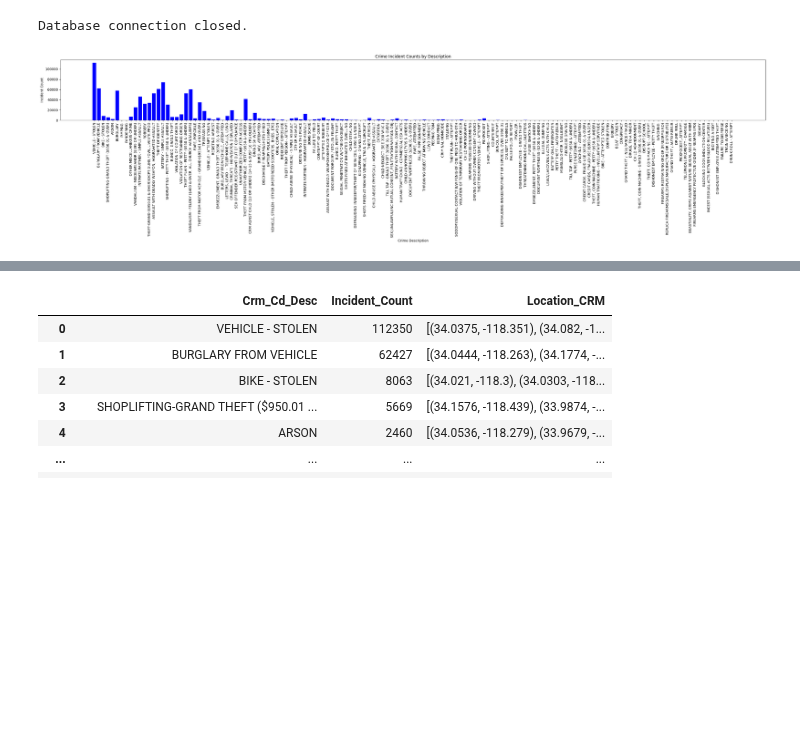
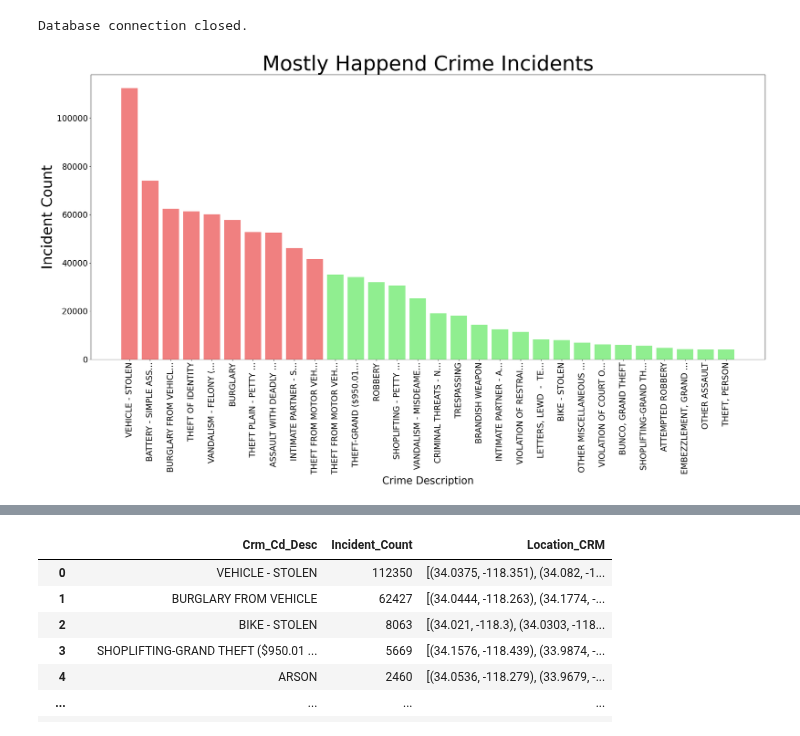
Before and after one commit to MalakaSupun/Crime-Data-Analysis-of-LAPD, a Jupyter notebook: Data_sets/sql_test_01.ipynb, the cells around one changed output, grey strips where cells are left out. Drawn from its saved outputs; the diff is of its cells as text; code cells hidden in the pictures; blank space fills up the shorter version.

```diff
--- a/Data_sets/sql_test_01.ipynb
+++ b/Data_sets/sql_test_01.ipynb
@@ -513,20 +513,34 @@ Database connection closed.
 # %%
 import matplotlib.pyplot as plt
 
 # Plotting the incident count for each crime description
-plt.figure(figsize=(30, 8))  # Adjust figure size as needed
-plt.bar(Results_02['Crm_Cd_Desc'], Results_02['Incident_Count'], color='blue')
+plt.figure(figsize=(25, 15))  # Adjust figure size as needed
+#plt.bar(Results_02['Crm_Cd_Desc'], Results_02['Incident_Count'], color='blue')
+# Filter to show only the top 30 most frequent crimes
+top_30_crimes = Results_02.nlargest(30, 'Incident_Count')
 
-# Adding labels and title
-plt.xlabel('Crime Description')
-plt.ylabel('Incident Count')
-plt.title('Crime Incident Counts by Description')
+# Highlight the top 10 most frequent crimes in light-red
+top_10_crimes = top_30_crimes.nlargest(10, 'Incident_Count')
+colors = ['lightcoral' if crime in top_10_crimes['Crm_Cd_Desc'].values else 'lightgreen' for crime in top_30_crimes['Crm_Cd_Desc'].values]
+
+plt.bar(top_30_crimes['Crm_Cd_Desc'], top_30_crimes['Incident_Count'], color=colors)
+
+# Truncate x-tick labels to 20 characters
+truncated_labels = [label[:20] + '...' if len(label) > 20 else label for label in top_30_crimes['Crm_Cd_Desc']]
+plt.xticks(ticks=range(len(truncated_labels)), labels=truncated_labels, fontsize=20)
+#  Adding labels and title
+# plt.xticks(fontsize=20)
+plt.yticks(fontsize=20)
+
+plt.title('Mostly Happend Crime Incidents', fontsize=50)
+plt.xlabel('Crime Description', fontsize=25)
+plt.ylabel('Incident Count', fontsize=35)
 
 # Rotate x-axis labels for better readability if needed
 plt.xticks(rotation=90)
 
 # Show the plot
 plt.tight_layout()
 plt.show()
 # %% [output]
-[figure, old version]
+[figure, new version]
```
Also changed, not shown: parts of 2 cells of this notebook, 3 other files.
